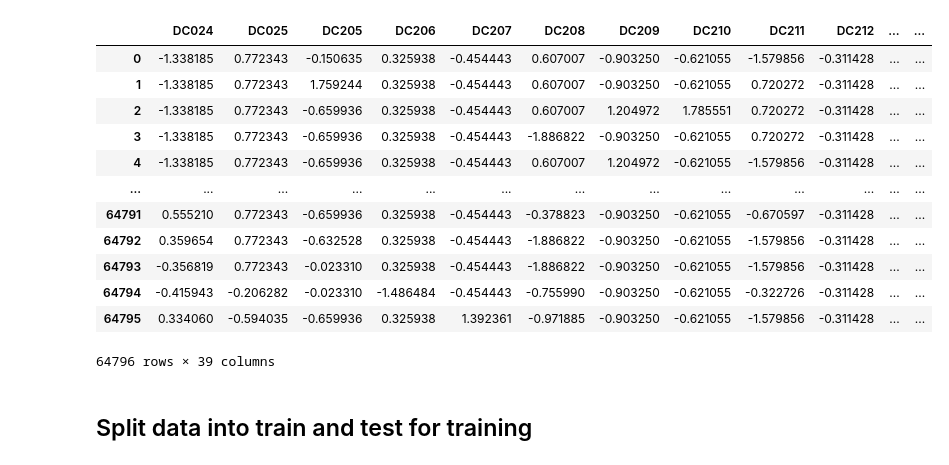
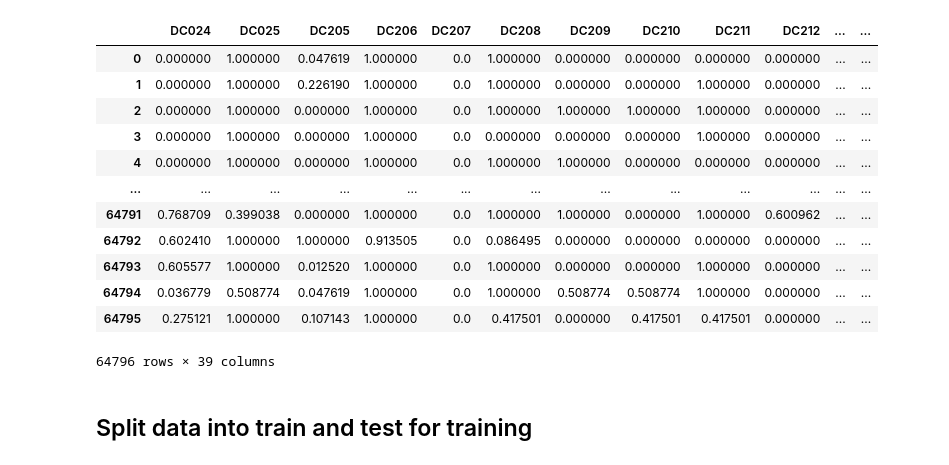
Before and after one commit to adrianuscharlie/DSC, a Jupyter notebook: New/notebook.ipynb, the cells around one changed output. Cells and saved outputs as stored; diff of their text form; code cells hidden in the pictures.

```diff
--- a/New/notebook.ipynb
+++ b/New/notebook.ipynb
@@ -4,21 +4,21 @@ import xgboost as xgb
 import lightgbm as lgb
 import tensorflow as tf
 # %%
-data=pd.read_csv('./train_scaled.csv')
+data=pd.read_csv('./train_scaled_null_balance_minmax.csv')
 data
 # %% [output]
 |  | DC024 | DC025 | DC205 | DC206 | DC207 | DC208 | DC209 | DC210 | DC211 | DC212 | ... | ... |
-| 0 | -1.338185 | 0.772343 | -0.150635 | 0.325938 | -0.454443 | 0.607007 | -0.903250 | -0.621055 | -1.579856 | -0.311428 | ... | ... |
-| 1 | -1.338185 | 0.772343 | 1.759244 | 0.325938 | -0.454443 | 0.607007 | -0.903250 | -0.621055 | 0.720272 | -0.311428 | ... | ... |
-| 2 | -1.338185 | 0.772343 | -0.659936 | 0.325938 | -0.454443 | 0.607007 | 1.204972 | 1.785551 | 0.720272 | -0.311428 | ... | ... |
-| 3 | -1.338185 | 0.772343 | -0.659936 | 0.325938 | -0.454443 | -1.886822 | -0.903250 | -0.621055 | 0.720272 | -0.311428 | ... | ... |
-| 4 | -1.338185 | 0.772343 | -0.659936 | 0.325938 | -0.454443 | 0.607007 | 1.204972 | -0.621055 | -1.579856 | -0.311428 | ... | ... |
+| 0 | 0.000000 | 1.000000 | 0.047619 | 1.000000 | 0.0 | 1.000000 | 0.000000 | 0.000000 | 0.000000 | 0.000000 | ... | ... |
+| 1 | 0.000000 | 1.000000 | 0.226190 | 1.000000 | 0.0 | 1.000000 | 0.000000 | 0.000000 | 1.000000 | 0.000000 | ... | ... |
+| 2 | 0.000000 | 1.000000 | 0.000000 | 1.000000 | 0.0 | 1.000000 | 1.000000 | 1.000000 | 1.000000 | 0.000000 | ... | ... |
+| 3 | 0.000000 | 1.000000 | 0.000000 | 1.000000 | 0.0 | 0.000000 | 0.000000 | 0.000000 | 1.000000 | 0.000000 | ... | ... |
+| 4 | 0.000000 | 1.000000 | 0.000000 | 1.000000 | 0.0 | 1.000000 | 1.000000 | 0.000000 | 0.000000 | 0.000000 | ... | ... |
 | ... | ... | ... | ... | ... | ... | ... | ... | ... | ... | ... | ... | ... |
-| 64791 | 0.555210 | 0.772343 | -0.659936 | 0.325938 | -0.454443 | -0.378823 | -0.903250 | -0.621055 | -0.670597 | -0.311428 | ... | ... |
-| 64792 | 0.359654 | 0.772343 | -0.632528 | 0.325938 | -0.454443 | -1.886822 | -0.903250 | -0.621055 | -1.579856 | -0.311428 | ... | ... |
-| 64793 | -0.356819 | 0.772343 | -0.023310 | 0.325938 | -0.454443 | -1.886822 | -0.903250 | -0.621055 | -1.579856 | -0.311428 | ... | ... |
-| 64794 | -0.415943 | -0.206282 | -0.023310 | -1.486484 | -0.454443 | -0.755990 | -0.903250 | -0.621055 | -0.322726 | -0.311428 | ... | ... |
-| 64795 | 0.334060 | -0.594035 | -0.659936 | 0.325938 | 1.392361 | -0.971885 | -0.903250 | -0.621055 | -1.579856 | -0.311428 | ... | ... |
+| 64791 | 0.768709 | 0.399038 | 0.000000 | 1.000000 | 0.0 | 1.000000 | 1.000000 | 0.000000 | 1.000000 | 0.600962 | ... | ... |
+| 64792 | 0.602410 | 1.000000 | 1.000000 | 0.913505 | 0.0 | 0.086495 | 0.000000 | 0.000000 | 0.000000 | 0.000000 | ... | ... |
+| 64793 | 0.605577 | 1.000000 | 0.012520 | 1.000000 | 0.0 | 1.000000 | 0.000000 | 0.000000 | 1.000000 | 0.000000 | ... | ... |
+| 64794 | 0.036779 | 0.508774 | 0.047619 | 1.000000 | 0.0 | 1.000000 | 0.508774 | 0.508774 | 1.000000 | 0.000000 | ... | ... |
+| 64795 | 0.275121 | 1.000000 | 0.107143 | 1.000000 | 0.0 | 0.417501 | 0.000000 | 0.417501 | 0.417501 | 0.000000 | ... | ... |
 64796 rows × 39 columns
 # %% [markdown]
 ## Split data into train and test for training
```
Also changed, not shown: parts of 12 cells of this notebook, 22 other files.
